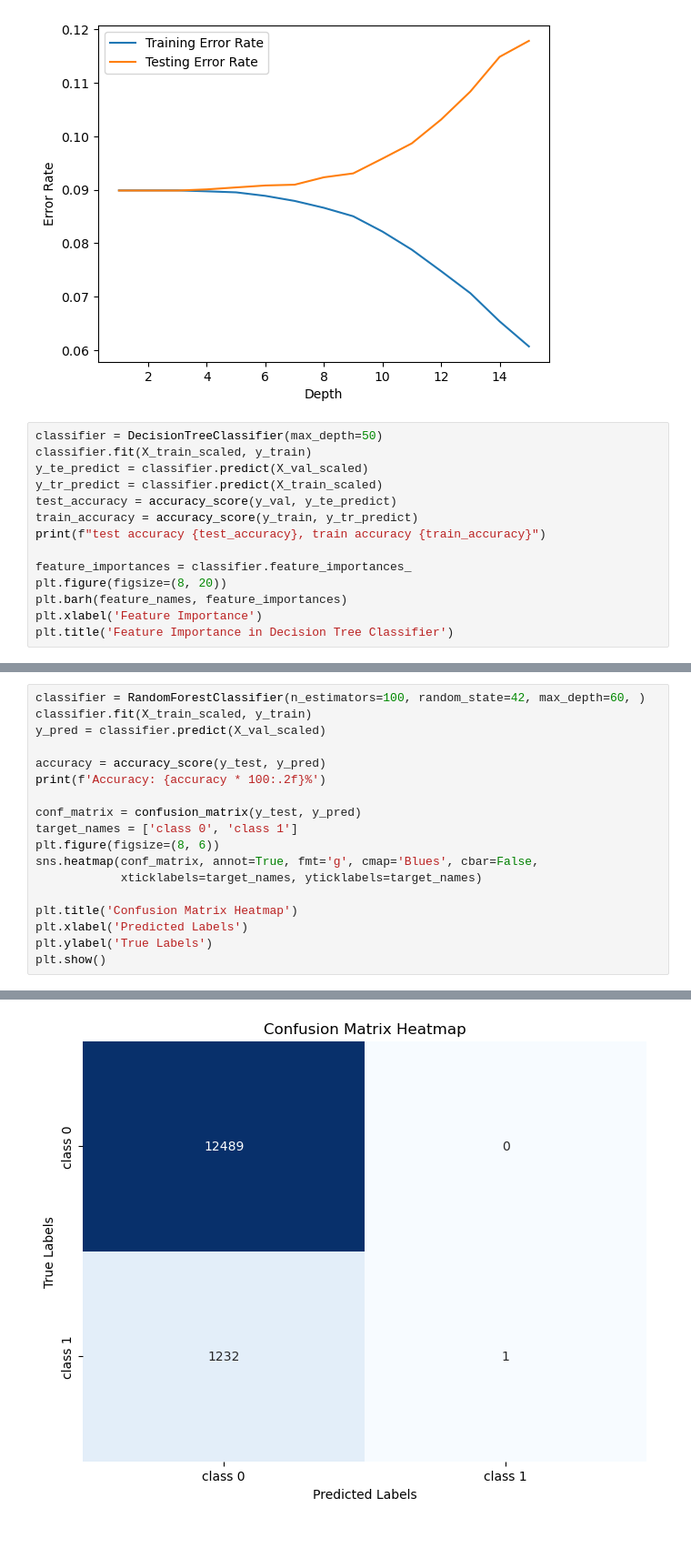
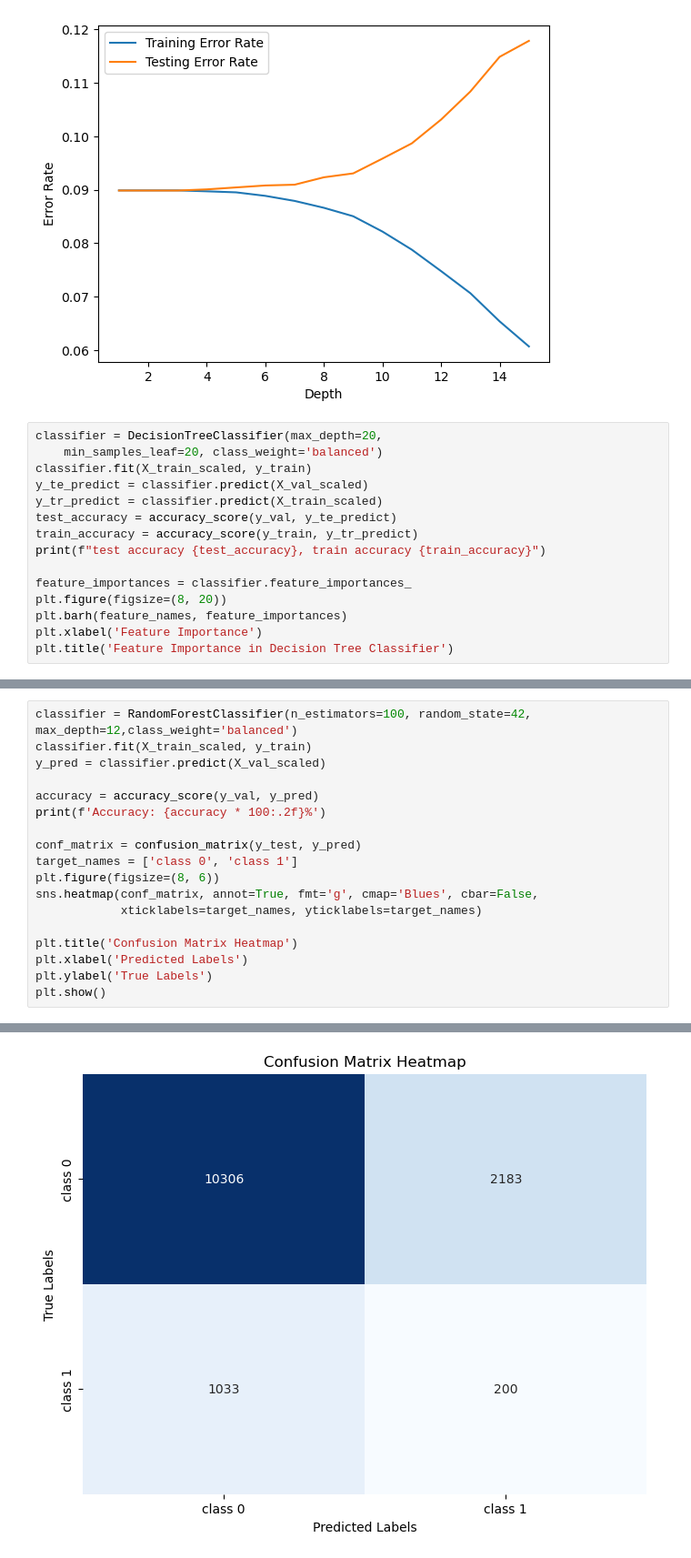
Before and after one commit to caitlynbakery/cs178project, a Jupyter notebook: main.ipynb, the cells around one changed output, grey strips where cells are left out. Shown at 91% size. Saved outputs shown, nothing was run; the diff lists cells and outputs as text.

```diff
--- a/main.ipynb
+++ b/main.ipynb
@@ -426,7 +426,8 @@ plt.legend()
 <matplotlib.legend.Legend at 0x...>
 [figure]
 # %%
-classifier = DecisionTreeClassifier(max_depth=50)
+classifier = DecisionTreeClassifier(max_depth=20,
+    min_samples_leaf=20, class_weight='balanced')
 classifier.fit(X_train_scaled, y_train)
 y_te_predict = classifier.predict(X_val_scaled)
 y_tr_predict = classifier.predict(X_train_scaled)
@@ -459,9 +460,9 @@ plt.show()
 # %%
-classifier = RandomForestClassifier(n_estimators=100, random_state=42, max_depth=60, )
+classifier = RandomForestClassifier(n_estimators=100, random_state=42, max_depth=12,class_weight='balanced')
 classifier.fit(X_train_scaled, y_train)
 y_pred = classifier.predict(X_val_scaled)
 
-accuracy = accuracy_score(y_test, y_pred)
+accuracy = accuracy_score(y_val, y_pred)
 print(f'Accuracy: {accuracy * 100:.2f}%')
 
 conf_matrix = confusion_matrix(y_test, y_pred)
@@ -479,4 +480,4 @@ Accuracy: 91.02%
-[figure, old version]
+[figure, new version]
 # %%
 feature_importances = classifier.feature_importances_
 plt.figure(figsize=(8, 20))
```
Also changed, not shown: parts of 4 cells of this notebook.
